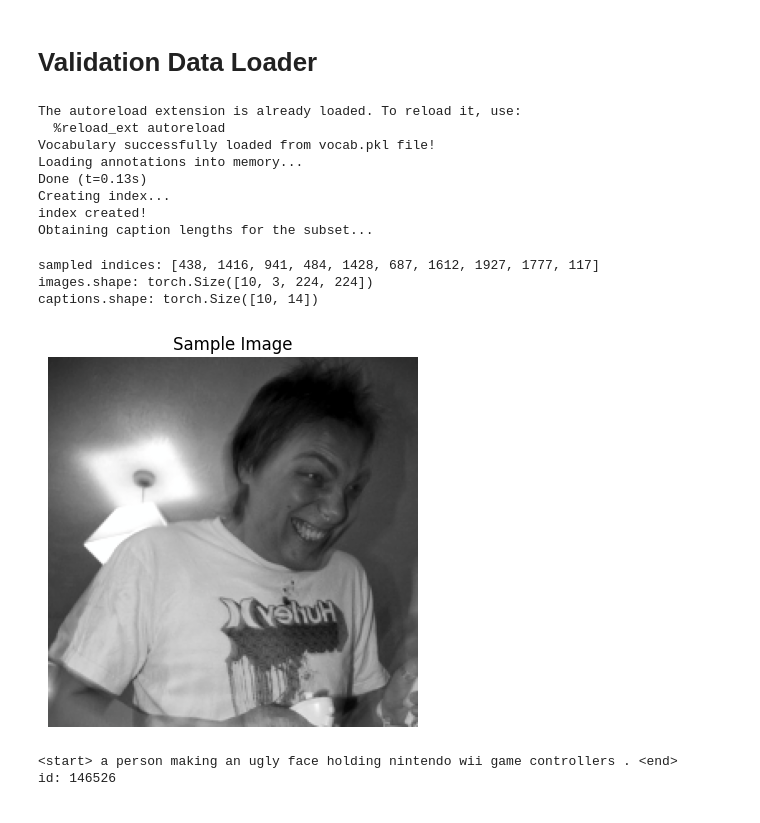
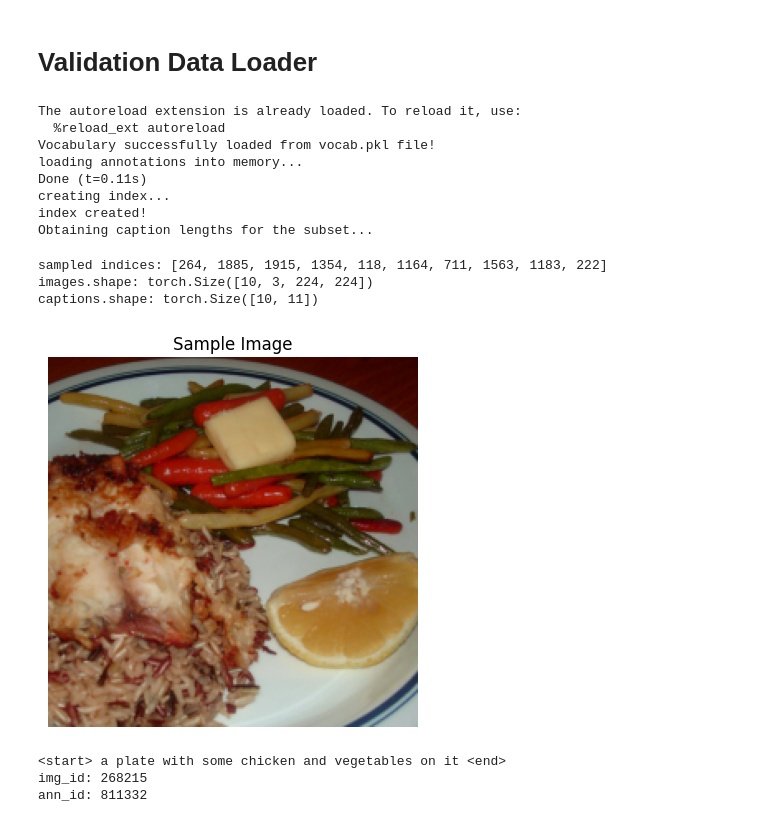
Before and after one commit to civcode/ComputerVisionND_P2_Image_Captioning_Project, a Jupyter notebook: 1_Preliminaries.ipynb, the cells around one changed output. Cells and saved outputs as stored; diff of their text form; code cells hidden in the pictures.

```diff
--- a/1_Preliminaries.ipynb
+++ b/1_Preliminaries.ipynb
@@ -576,6 +576,8 @@ outputs.shape: torch.Size([10, 14, 9947])
 When you train your model in the next notebook in this sequence (**2_Training.ipynb**), you are welcome to tweak the value of `hidden_size`.
 # %% [markdown]
 # Validation Data Loader
+# %%
+cocoapi_loc = '/home/chris/workspace/datasets/coco'
 # %%
 %load_ext autoreload
 %autoreload 2
@@ -621,9 +623,9 @@ total_steps_val = math.ceil(len(data_loader_val.dataset.caption_lengths) / data_
 The autoreload extension is already loaded. To reload it, use:
   %reload_ext autoreload
 Vocabulary successfully loaded from vocab.pkl file!
-Loading annotations into memory...
-Done (t=0.13s)
-Creating index...
+loading annotations into memory...
+Done (t=0.11s)
+creating index...
 index created!
 Obtaining caption lengths for the subset...
 # %%
@@ -639,7 +641,7 @@ new_sampler = data.sampler.SubsetRandomSampler(indices=indices)
 data_loader_val.batch_sampler.sampler = new_sampler
 
 # Obtain the batch.
-images, captions, ids = next(iter(data_loader_val))
+images, captions, img_ids, ann_ids = next(iter(data_loader_val))
 
 print('images.shape:', images.shape)
 print('captions.shape:', captions.shape)
@@ -648,43 +650,46 @@ print('captions.shape:', captions.shape)
 #print('images:', images)
 #print('captions:', captions[0])
 # %% [output]
-sampled indices: [438, 1416, 941, 484, 1428, 687, 1612, 1927, 1777, 117]
+sampled indices: [264, 1885, 1915, 1354, 118, 1164, 711, 1563, 1183, 222]
 images.shape: torch.Size([10, 3, 224, 224])
-captions.shape: torch.Size([10, 14])
+captions.shape: torch.Size([10, 11])
 # %%
 import matplotlib.pyplot as plt
 import numpy as np
 
-idx = 0
+idx = 1
 
 # ImageNet normalization values
 mean = np.array([0.485, 0.456, 0.406])
 std = np.array([0.229, 0.224, 0.225])
 
 # Choose the first image in the batch
 img = images[idx].cpu().numpy()  # shape: (3, 224, 224)
 
 # Unnormalize
 img = std[:, None, None] * img + mean[:, None, None]  # Broadcasting
 img = np.clip(img, 0, 1)
 
 # Convert to HWC (Height x Width x Channels) for matplotlib
 img = np.transpose(img, (1, 2, 0))
 
 # Plot
 plt.imshow(img)
 plt.title("Sample Image")
 plt.axis('off')
 plt.show()
 
 # Print caption
 indices = [idx for idx in captions[idx].cpu().numpy()]
 caption = [data_loader_val.dataset.vocab.idx2word[idx] for idx in indices]
 for word in caption:
     print(word, end=' ')
 
-print('\nid:', ids[idx])
+print(' ')
+print('img_id:', img_ids[idx])
+print('ann_id:', ann_ids[idx])
 # %% [output]
-[figure, old version]
+[figure, new version]
-<start> a person making an ugly face holding nintendo wii game controllers . <end>
-id: 146526
+<start> a plate with some chicken and vegetables on it <end>
+img_id: 268215
+ann_id: 811332
```
Also changed, not shown: 2 other files.
